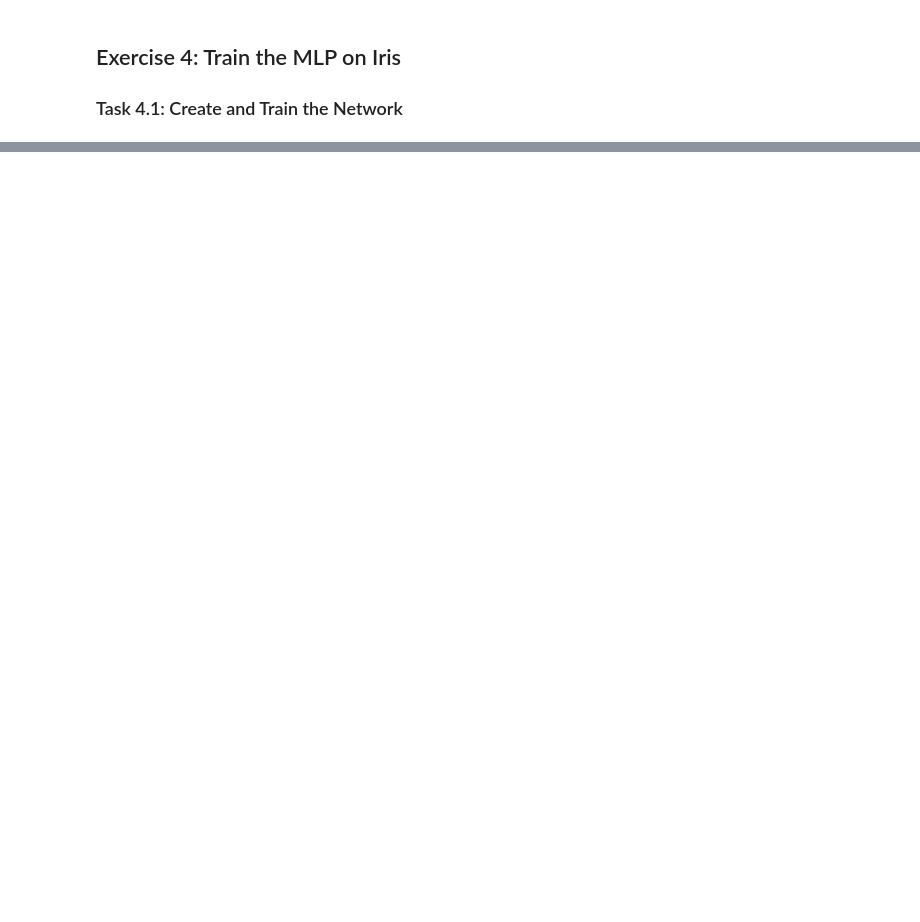
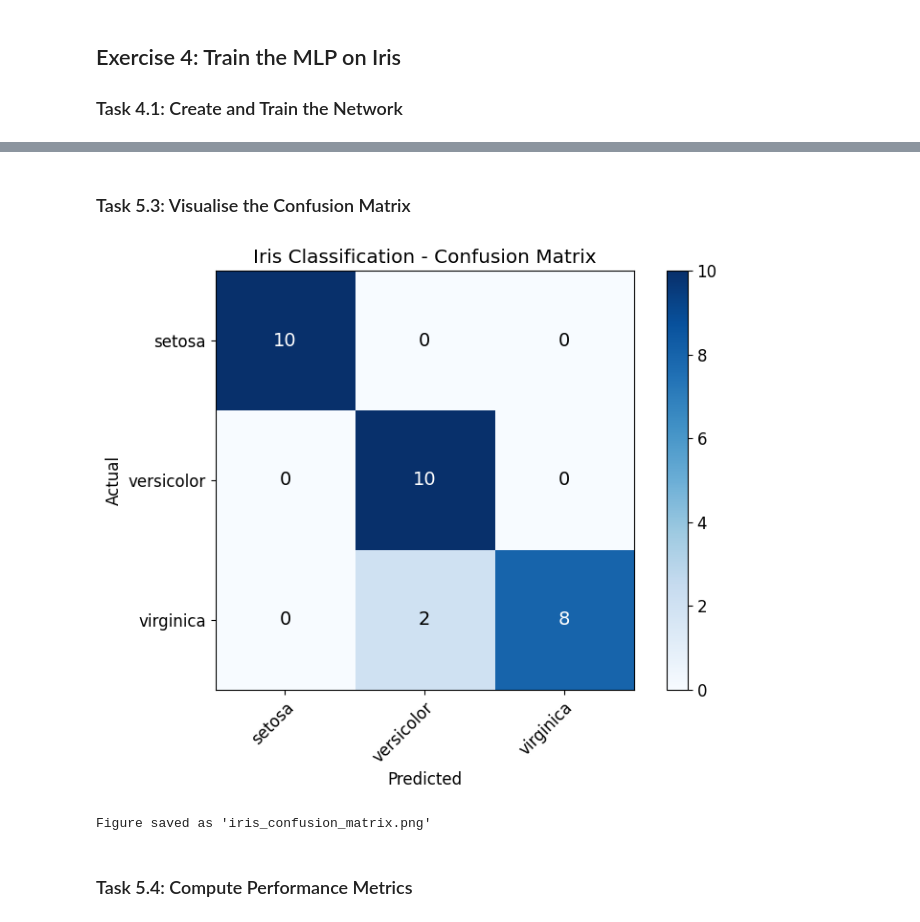
Before and after one commit to fionnmcgoldrick123/artificial_intelligence_lab, a Jupyter notebook: lab_2.ipynb, the cells around one changed output, grey strips where cells are left out. Drawn from its saved outputs; the diff is of its cells as text; code cells hidden in the pictures; blank space fills up the shorter version.

```diff
--- a/lab_2.ipynb
+++ b/lab_2.ipynb
@@ -303,0 +444,44 @@ losses_iris = mlp_iris.train(X_train, y_train, epochs=1000, verbose=True)
+# %% [markdown]
+### Task 5.3: Visualise the Confusion Matrix
+# %%
+def plot_confusion_matrix(cm, class_names, title="Confusion Matrix"):
+    """
+    Plot confusion matrix as a heatmap.
+    """
+    fig, ax = plt.subplots(figsize=(8, 6))
+    im = ax.imshow(cm, interpolation='nearest', cmap=plt.cm.Blues)
+    ax.figure.colorbar(im, ax=ax)
+
+    ax.set(xticks=np.arange(cm.shape[1]),
+           yticks=np.arange(cm.shape[0]),
+           xticklabels=class_names,
+           yticklabels=class_names,
+           title=title,
+           ylabel='Actual',
+           xlabel='Predicted')
+
+    # Rotate tick labels
+    plt.setp(ax.get_xticklabels(), rotation=45, ha="right", rotation_mode="anchor")
+
+    # Add text annotations
+    thresh = cm.max() / 2.
+    for i in range(cm.shape[0]):
+        for j in range(cm.shape[1]):
+            ax.text(j, i, format(cm[i, j], 'd'),
+                    ha="center", va="center",
+                    color="white" if cm[i, j] > thresh else "black",
+                    fontsize=14)
+
+    plt.tight_layout()
+    return fig
+
+# Plot
+fig = plot_confusion_matrix(cm, iris.target_names, "Iris Classification - Confusion Matrix")
+plt.savefig('iris_confusion_matrix.png', dpi=150)
+plt.show()
+print("Figure saved as 'iris_confusion_matrix.png'")
+# %% [output]
+[figure, added]
+Figure saved as 'iris_confusion_matrix.png'
+# %% [markdown]
+### Task 5.4: Compute Performance Metrics
```
Also changed, not shown: parts of 11 cells of this notebook, 2 other files.
